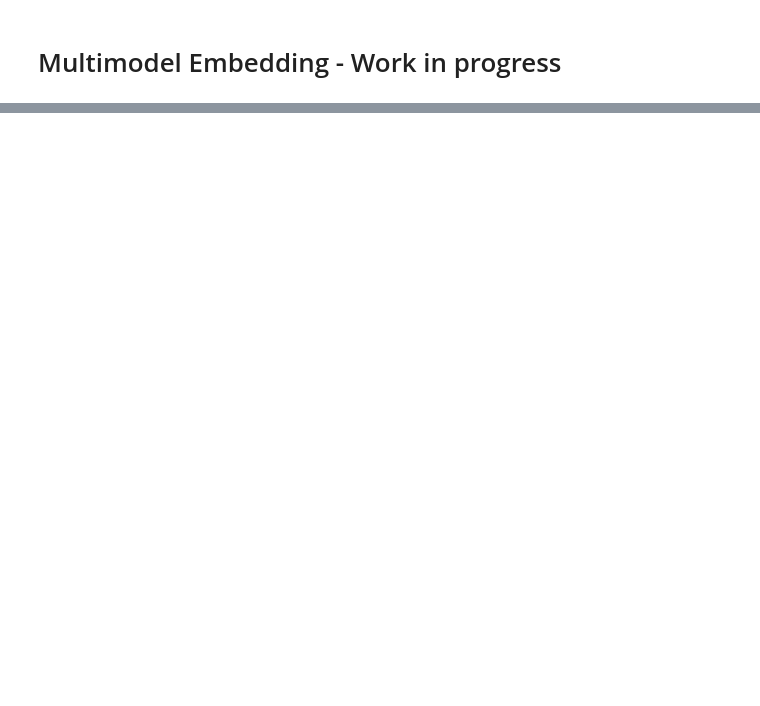
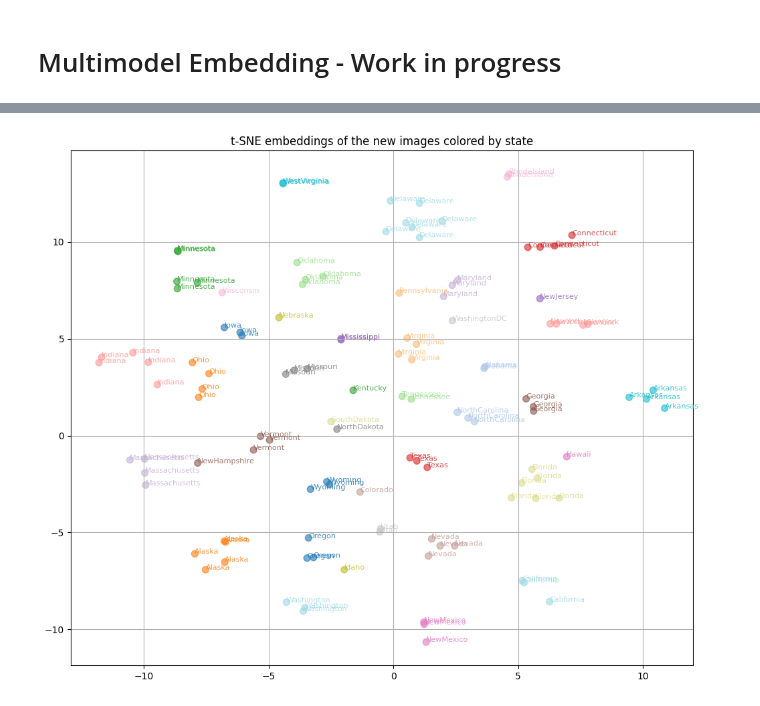
Before and after one commit to mmender2/Ai-DataScience, a Jupyter notebook: EnsLicPl.ipynb, the cells around one changed output, grey strips where cells are left out. Saved outputs shown, nothing was run; the diff lists cells and outputs as text; code cells hidden in the pictures; blank space fills up the shorter version.

```diff
--- a/EnsLicPl.ipynb
+++ b/EnsLicPl.ipynb
@@ -904,0 +940,4 @@ Time taken:  0.9994926452636719
+# %%
+# Save the embeddings to a JSON file
+with open('embeddings_output.json', 'w') as file:
+    json.dump(all_embeddings, file)
@@ -904,0 +1068,14 @@ Time taken:  0.9994926452636719
+# %%
+# Create the two generators
+#train_gen = data_generator(train_data, char_to_num, batch_size=batch_size)
+#val_gen = data_generator(val_data, char_to_num, batch_size=batch_size)
+# Test the generators
+#train_inputs, train_outputs = next(train_gen)
+#val_inputs, val_outputs = next(val_gen)
+
+subset_size = len(data_list)
+subset_data = random.sample(data_list, subset_size)
+new_processed_images, processed_edgesT, new_image_labels = data_generator(subset_data, char_to_num)
+#processed_images, image_labels = data_generator(data_list, char_to_num)
+
+#final_inputs = next(final)
@@ -904,0 +1125,35 @@ Time taken:  0.9994926452636719
+# %%
+# Assuming new_image_labels is defined and contains the labels for the new validation samples
+
+# Get unique states and their count from the new data
+new_unique_states = list(set(new_image_labels))
+new_num_unique_states = len(new_unique_states)
+
+# Create a colormap with the desired number of colors for the new data
+new_colors = cm.tab20(np.linspace(0, 1, new_num_unique_states))
+
+# Create a dictionary to map each state to its corresponding color for the new data
+new_state_to_color = {state: color for state, color in zip(new_unique_states, new_colors)}
+
+# Map the labels to colors based on the new_image_labels list
+new_label_colors = [new_state_to_color[state] for state in new_image_labels]
+
+# Visualization for the new data
+plt.figure(figsize=(12, 10))
+plt.scatter(new_reduced_embeddings[:, 0], new_reduced_embeddings[:, 1], c=new_label_colors, s=50, alpha=0.6)
+
+# Create a legend for the new data
+for state, color in new_state_to_color.items():
+    plt.plot([0], [0], color=color, label=state)
+
+# Annotate each point with its state label for the new data
+for i, state in enumerate(new_image_labels):
+    plt.annotate(state, (new_reduced_embeddings[i, 0], new_reduced_embeddings[i, 1]), fontsize=8,
+                 color=new_state_to_color[state], alpha=0.8)
+
+plt.title("t-SNE embeddings of the new images colored by state")
+
+plt.grid(True)
+plt.show()
+# %% [output]
+[figure, added]
```
Also changed, not shown: parts of 24 cells of this notebook.
